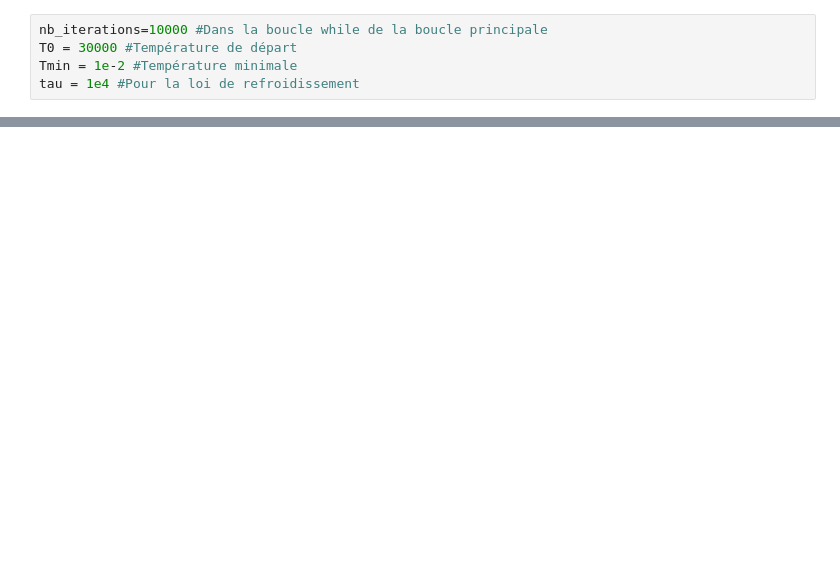
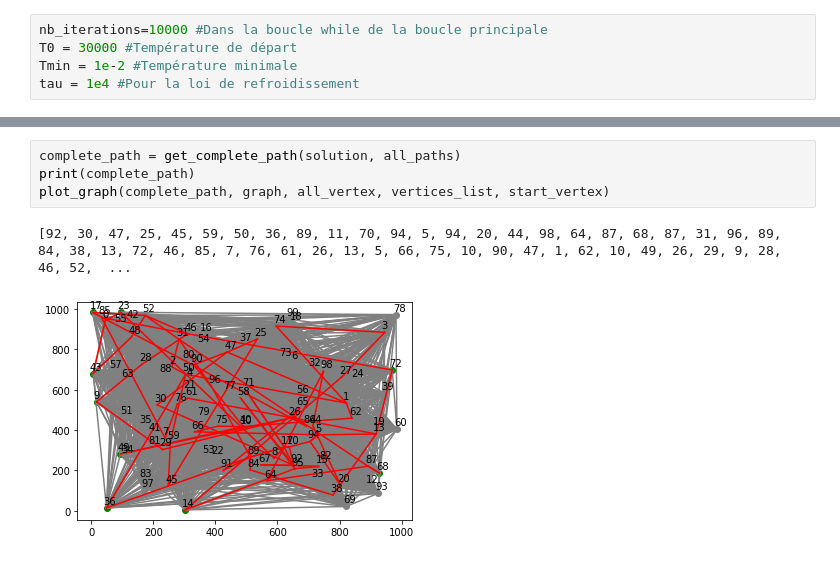
Before and after one commit to Adrien-Nicolas/Algo_avance, a Jupyter notebook: code/adrien.ipynb, the cells around one changed output, grey strips where cells are left out. Drawn from its saved outputs; the diff is of its cells as text; blank space fills up the shorter version.

```diff
--- a/code/adrien.ipynb
+++ b/code/adrien.ipynb
@@ -294,0 +381,7 @@ KeyboardInterrupt:
+# %%
+complete_path = get_complete_path(solution, all_paths)
+print(complete_path)
+plot_graph(complete_path, graph, all_vertex, vertices_list, start_vertex)
+# %% [output]
+[92, 30, 47, 25, 45, 59, 50, 36, 89, 11, 70, 94, 5, 94, 20, 44, 98, 64, 87, 68, 87, 31, 96, 89, 84, 38, 13, 72, 46, 85, 7, 76, 61, 26, 13, 5, 66, 75, 10, 90, 47, 1, 62, 10, 49, 26, 29, 9, 28, 46, 52,  ...
+[figure, added]
```
Also changed, not shown: parts of 11 cells of this notebook, 7 other files.
